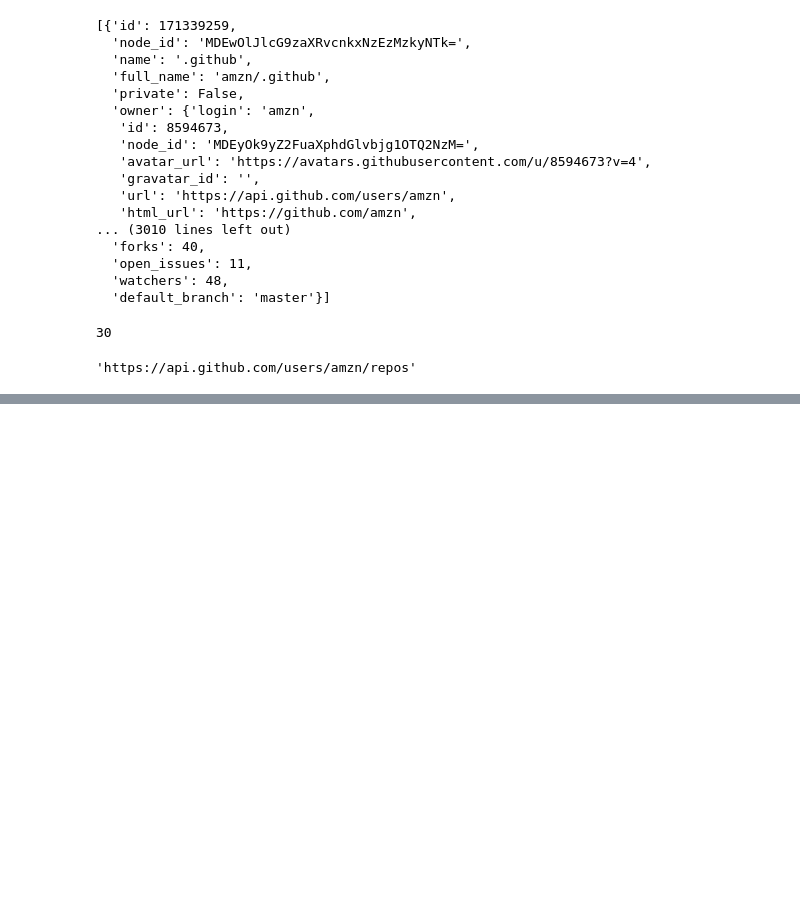
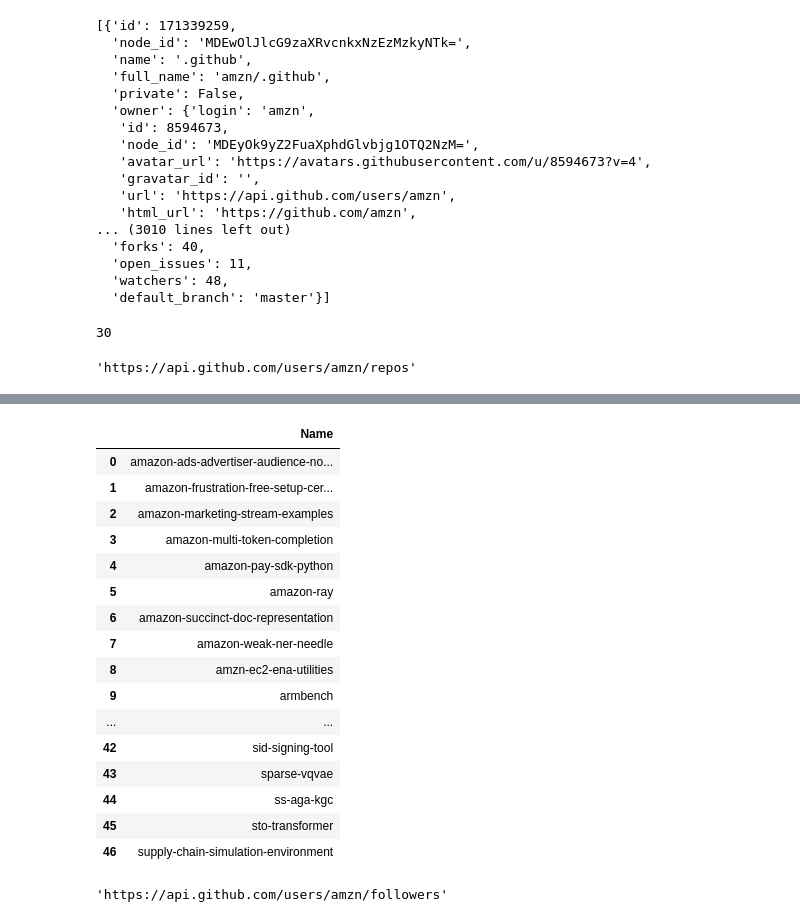
Before and after one commit to GaiasRaphael/Alura, a Jupyter notebook: projeto_requests/linguagens_repos.ipynb, the cells around one changed output, grey strips where cells are left out. Saved outputs shown, nothing was run; the diff lists cells and outputs as text; code cells hidden in the pictures; blank space fills up the shorter version.

```diff
--- a/projeto_requests/linguagens_repos.ipynb
+++ b/projeto_requests/linguagens_repos.ipynb
@@ -135,0 +268,35 @@ headers = {'Authorization': 'Bearer' + access_token,
+# %%
+list_python = []
+for num in range (1, len (repos_language)):
+    if repos_language[num] == 'Python':
+        list_python.append (repos_name[num])
+
+repo_python['Name'] = list_python
+# %%
+repo_python
+# %% [output]
+|  | Name |
+| 0 | amazon-ads-advertiser-audience-no... |
+| 1 | amazon-frustration-free-setup-cer... |
+| 2 | amazon-marketing-stream-examples |
+| 3 | amazon-multi-token-completion |
+| 4 | amazon-pay-sdk-python |
+| 5 | amazon-ray |
+| 6 | amazon-succinct-doc-representation |
+| 7 | amazon-weak-ner-needle |
+| 8 | amzn-ec2-ena-utilities |
+| 9 | armbench |
+| ... | ... |
+| 42 | sid-signing-tool |
+| 43 | sparse-vqvae |
+| 44 | ss-aga-kgc |
+| 45 | sto-transformer |
+| 46 | supply-chain-simulation-environment |
+# %%
+api_base_url = 'https://api.github.com'
+owner = 'amzn'
+url = f'{api_base_url}/users/{owner}/followers'
+
+url
+# %% [output]
+'https://api.github.com/users/amzn/followers'
```
Also changed, not shown: parts of 17 cells of this notebook, 1 other file.
